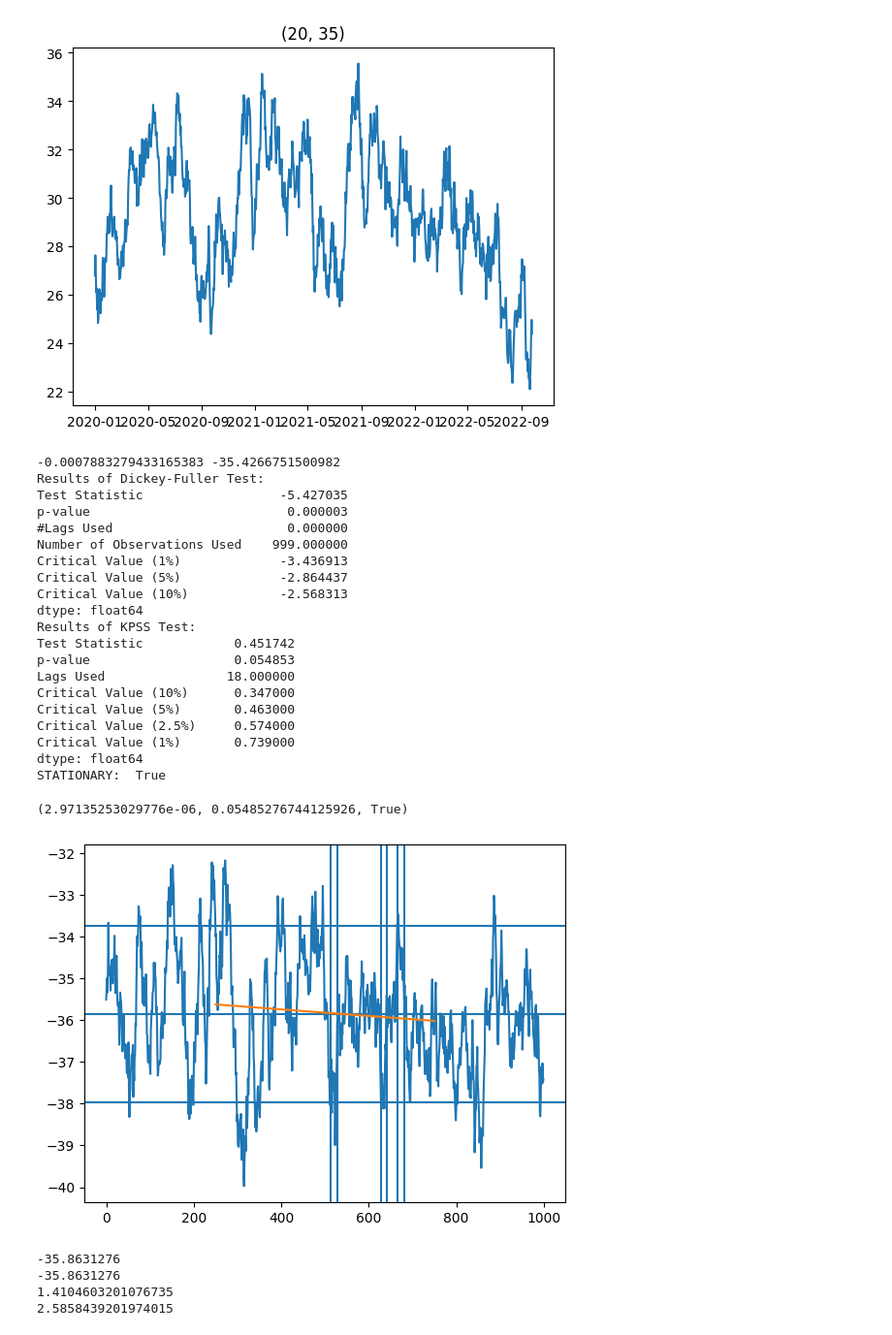
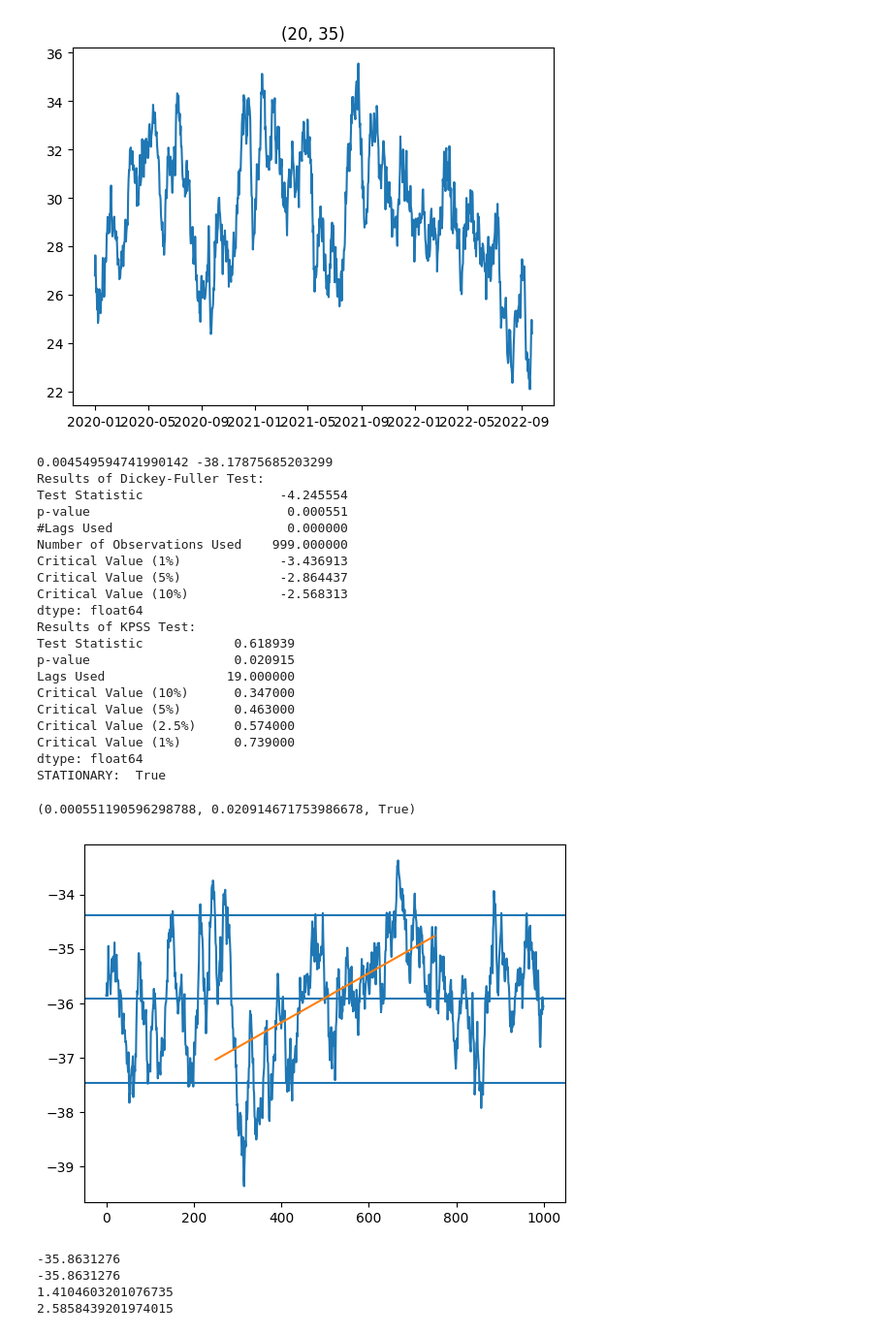
Before and after one commit to Troppydash/algothon, a Jupyter notebook: da/khang_pairs.ipynb, the cells around one changed output. Shown at 97% size. Drawn from its saved outputs; the diff is of its cells as text; code cells hidden in the pictures.

Commit message:
Check the new top 10 pairs

```diff
--- a/da/khang_pairs.ipynb
+++ b/da/khang_pairs.ipynb
@@ -187,55 +187,55 @@ for pair in pairs:
 [figure]
 [figure]
 # %%
-pair = ("24", "49")
-beta = [1, -1.76]
+pair = ("38", "49")
+beta = [1, -1.03]
 deltaFull = beta[0] * df[pair[0]] + beta[1] * df[pair[1]]
 deltaTrain = beta[0] * df[pair[0]] + beta[1] * df[pair[1]]
 deltaFull = list(deltaFull)
 sns.lineplot(deltaFull)
 
-plt.axvline(x = 529)
-plt.axvline(x = 641)
-plt.axvline(x = 682)
-plt.axvline(x = 512)
-plt.axvline(x = 629)
-plt.axvline(x = 666)
+# plt.axvline(x = 529)
+# plt.axvline(x = 641)
+# plt.axvline(x = 682)
+# plt.axvline(x = 512)
+# plt.axvline(x = 629)
+# plt.axvline(x = 666)
 
 plt.axhline(y=np.mean(deltaTrain))
 off = 1.5
 plt.axhline(y=np.mean(deltaTrain) + 1.5 * np.std(deltaTrain))
 plt.axhline(y=np.mean(deltaTrain) - 1.5 * np.std(deltaTrain))
 
 x = np.array(range(250,751))
 y = np.array(deltaFull[250:751])
 m, b = np.polyfit(x, y, 1)
 plt.plot(x, m * x + b)
 
 print(m, b)
 test_stationary(deltaFull, printing=True)
 # %% [output]
--0.0007883279433165383 -35.4266751500982
+0.004549594741990142 -38.17875685203299
 Results of Dickey-Fuller Test:
-Test Statistic                  -5.427035
-p-value                          0.000003
+Test Statistic                  -4.245554
+p-value                          0.000551
 #Lags Used                       0.000000
 Number of Observations Used    999.000000
 Critical Value (1%)             -3.436913
 Critical Value (5%)             -2.864437
 Critical Value (10%)            -2.568313
 dtype: float64
 Results of KPSS Test:
-Test Statistic            0.451742
-p-value                   0.054853
-Lags Used                18.000000
+Test Statistic            0.618939
+p-value                   0.020915
+Lags Used                19.000000
 Critical Value (10%)      0.347000
 Critical Value (5%)       0.463000
 Critical Value (2.5%)     0.574000
 Critical Value (1%)       0.739000
 dtype: float64
 STATIONARY:  True
-(2.97135253029776e-06, 0.05485276744125926, True)
+(0.000551190596298788, 0.020914671753986678, True)
-[figure, old version]
+[figure, new version]
 # %%
 print(np.mean(deltaTrain))
 print(np.mean(deltaFull))
```
Also changed, not shown: 2 other files.
